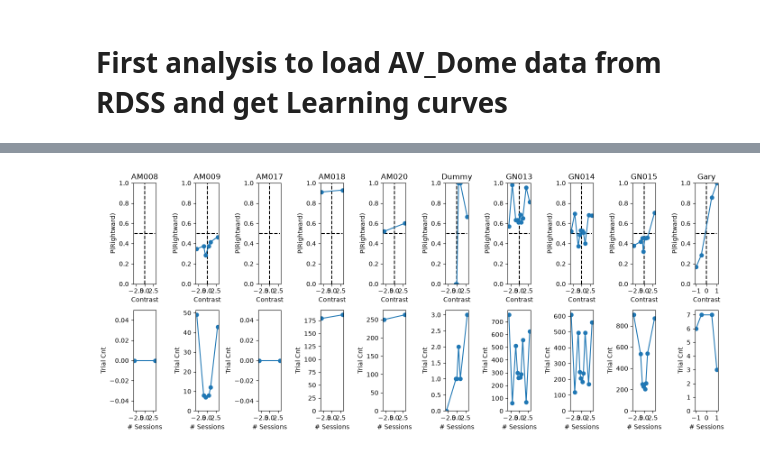
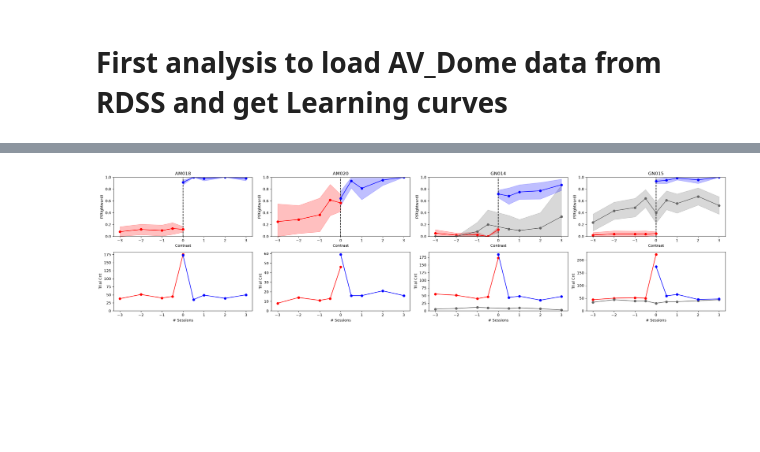
Before and after one commit to ucl-open/av-dome, a Jupyter notebook: analysis/analysis.ipynb, the cells around one changed output, grey strips where cells are left out. Drawn from its saved outputs; the diff is of its cells as text; code cells hidden in the pictures; blank space fills up the shorter version.

```diff
--- a/analysis/analysis.ipynb
+++ b/analysis/analysis.ipynb
@@ -27,6 +28,10 @@ if cohordID == "main":
         all_subjects.append(subject)
     #
     all_subjects = np.array(all_subjects)
+
+    mice2exclude = ["AM008", "AM009"]
+
+    all_subjects = all_subjects[(all_subjects != "AM008") & (all_subjects != "AM009")]
 
     # ## OVERWRITE FOR NOW!!!
     # all_subjects = ["GN011", "GN012", "GN013", "GN014", "GN015"]
@@ -219,52 +297,84 @@ plt.show()
 # %%
 # df.
 all_mice = np.sort(np.unique(df.subject))
-fig, ax = plt.subplots(2, np.max([2, len(all_mice)]), figsize=[14, 6])
+all_mice = all_mice[(all_mice != "Dummy") & (all_mice != "Gary")]
+
+# Overwrite to only display specific mice:
+if cohordID == "main_4Hz":
+    all_mice = ["GN011", "GN012"]
+else:
+    all_mice = ["AM018", "AM020", "GN014", "GN015"]
+#
+fig, ax = plt.subplots(2, np.max([2, len(all_mice)]), figsize=[6*len(all_mice), 6])
 for subject_id, subject in enumerate(all_mice):
     subject_df = df[df.subject == subject]
+    subject_df = subject_df[subject_df.trainingStage > 1]
 
     # make left target negative
     visual_contrasts = np.sort(np.unique(subject_df.visualContrast.astype(float) * (1 - (2 * (subject_df.target_side == "Left").astype(float)))))
-    # visual_contrasts = visual_contrasts[(visual_contrasts > -1) & (visual_contrasts < 1)]
+    # visual_contrasts = visual_contrasts[(visual_contrasts > -3) & (visual_contrasts < 3)]
 
-    perf = np.empty([3, len(visual_contrasts)])
+    # visual_contrasts = [-3, 3]
+    visual_contrasts = np.array([-3, -2, -1, -0.5, 0, 0.5, 1, 2, 3], dtype=float)
+
+    perf = np.empty([2, len(visual_contrasts), 3])  # The 3 are the 3 type of trials (leftAud, visOnly and rightAud)
     perf[:] = np.nan
-    for contrast_id, contrast in enumerate(visual_contrasts):
-        perf[0, contrast_id] = contrast
+    for audioCondition in range(3):  # 0: leftAud, 1: visOnly, 2: rightAud
+        for contrast_id, contrast in enumerate(visual_contrasts):
+            # perf[0, contrast_id, audioCondition] = contrast
 
-        try:
-            target_side = "Left" if contrast < 0 else "Right"
-            contrast_df = subject_df[(subject_df.visualContrast.astype(float) == np.abs(contrast)) & (subject_df.target_side == target_side)]
-            performance, trialCnt, p_right = compute_performance(contrast_df)
-            perf[1, contrast_id] = p_right  # performance
-            perf[2, contrast_id] = trialCnt
-        except:
-            perf[1, contrast_id] = np.nan
-            perf[2, contrast_id] = 0
+            try:
+                target_side = "Left" if contrast < 0 else "Right"
+                contrast_df = subject_df[(subject_df.visualContrast.astype(float) == np.abs(contrast)) & (np.sign(subject_df.visualAzimuth.astype(float)) == np.sign(contrast)) & (np.sign(subject_df.audioAzimuth.astype(float)) == audioCondition-1)]
+                performance, trialCnt, p_right = compute_performance(contrast_df)
+                perf[0, contrast_id, audioCondition] = p_right  # performance
+                perf[1, contrast_id, audioCondition] = trialCnt
+            except:
+                perf[0, contrast_id, audioCondition] = np.nan
+                perf[1, contrast_id, audioCondition] = 0
+            #
         #
     #
+
+    cl = np.array([[1, 0, 0], [0.4, 0.4, 0.4], [0, 0, 1]])
 
     c_ax = ax[0, subject_id]
     c_ax.plot([perf[0, :].min(), perf[0, :].max()], [0.5, 0.5], "--k")
     c_ax.plot([0, 0], [0, 1], "--k")
-    c_ax.plot(perf[0, :], perf[1, :], "-o")
+    for audioCondition in range(3):  # 0: leftAud, 1: visOnly, 2: rightAud
+        valid = np.isfinite(perf[0, :, audioCondition]) & (perf[1, :, audioCondition] > 0)
+        if np.any(valid):
+            x = visual_contrasts[valid]
+            p = perf[0, valid, audioCondition]
+            n = perf[1, valid, audioCondition].astype(float)
+            se = np.sqrt((p * (1 - p)) / n)
+            ci_low = np.clip(p - 1.96 * se, 0, 1)
+            ci_high = np.clip(p + 1.96 * se, 0, 1)
+            c_ax.fill_between(x, ci_low, ci_high, color=cl[audioCondition], alpha=0.25)
+            c_ax.plot(x, p, "-o", color=cl[audioCondition])
+    #
     c_ax.set_title(subject)
     c_ax.set_xlabel("Contrast")
     c_ax.set_ylabel("P(Rightward)")
     c_ax.set_ylim([0, 1])
 
     c_ax = ax[1, subject_id]
-    c_ax.plot(perf[0, :], perf[2, :], "-o")
+    for audioCondition in range(3):  # 0: leftAud, 1: visOnly, 2: rightAud
+        valid = np.isfinite(perf[1, :, audioCondition]) & (perf[1, :, audioCondition] > 0)
+        if np.any(valid):
+            x = visual_contrasts[valid]
+            y = perf[1, valid, audioCondition]
+            c_ax.plot(x, y, "-o", color=cl[audioCondition])
     # c_ax.plot(bias[subject_id], "-o")
     c_ax.set_xlabel("# Sessions")
     c_ax.set_ylabel("Trial Cnt")
-    c_ax.set_ylim([0, perf[2, :].max() * 1.05])
+    c_ax.set_ylim([0, perf[1, :].max() * 1.05])
 # performance
 
 plt.tight_layout()
 plt.show()
 # %% [output]
-[figure, old version]
+[figure, new version]
 # %%
 # # This is where loading is done and analysis can start...
 
```
Also changed, not shown: parts of 5 cells of this notebook, 3 other files.
